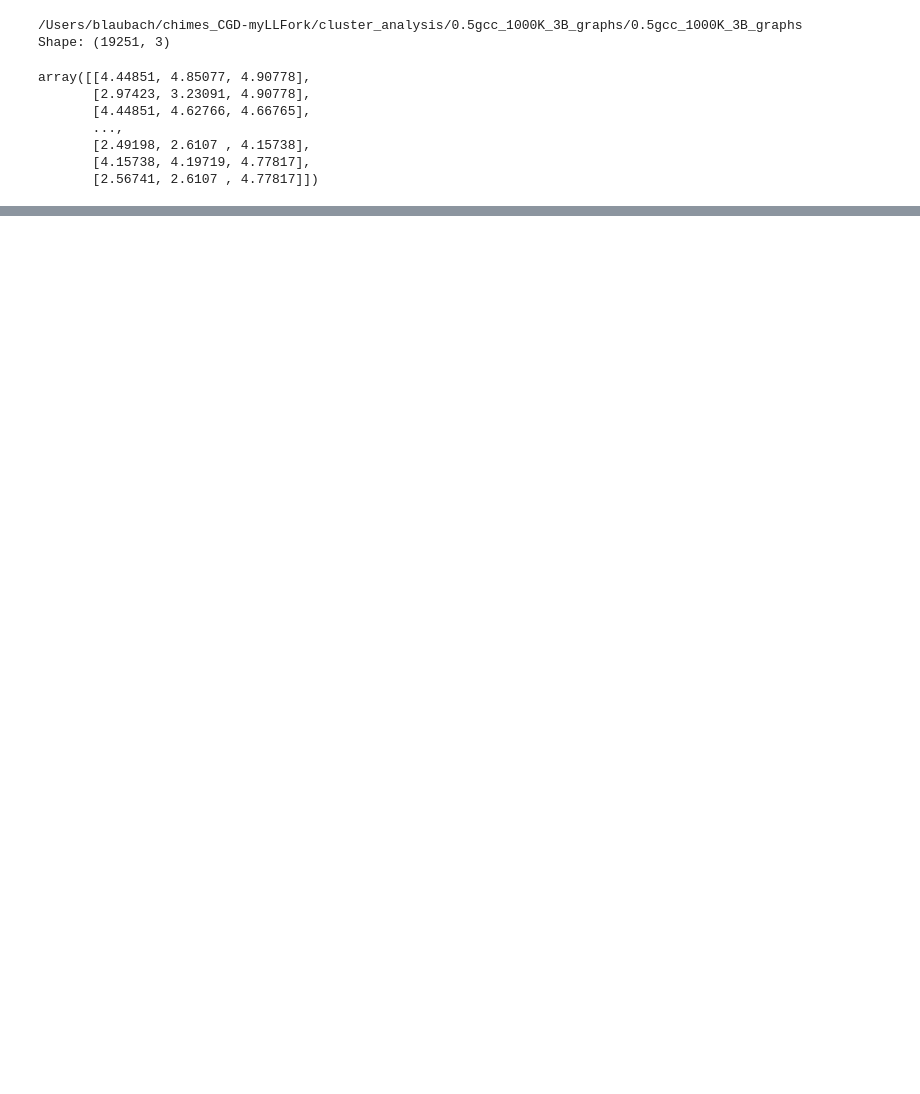
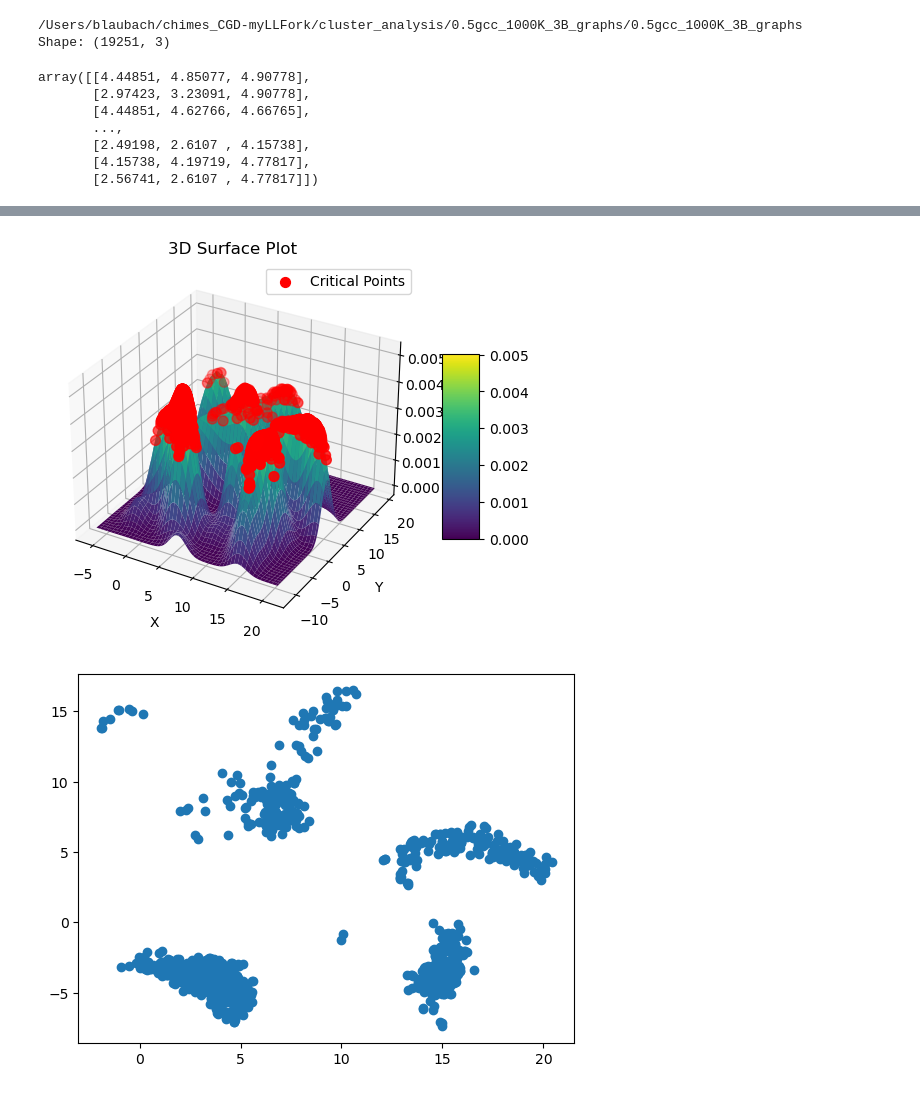
Before and after one commit to laubachb/chimes_CGD-myLLFork, a Jupyter notebook: cluster_analysis/0.5gcc_1000K_3B_graphs/0.5gcc_1000K_3B_graphs/umap_3bs.ipynb, the cells around one changed output, grey strips where cells are left out. Saved outputs shown, nothing was run; the diff lists cells and outputs as text; code cells hidden in the pictures; blank space fills up the shorter version.

```diff
--- a/cluster_analysis/0.5gcc_1000K_3B_graphs/0.5gcc_1000K_3B_graphs/umap_3bs.ipynb
+++ b/cluster_analysis/0.5gcc_1000K_3B_graphs/0.5gcc_1000K_3B_graphs/umap_3bs.ipynb
@@ -99,0 +137,54 @@ plt.show()
+# %%
+import numpy as np
+import matplotlib.pyplot as plt
+from mpl_toolkits.mplot3d import Axes3D
+from scipy.stats import gaussian_kde
+from scipy.signal import find_peaks
+
+# Assuming embedding is your data
+x = embedding[:, 0]
+y = embedding[:, 1]
+xy = np.vstack([x, y])
+z = gaussian_kde(xy)(xy)
+
+# Find local maxima in z with a minimum prominence
+peaks, _ = find_peaks(z, distance=10, height=0.5*z.max())  # Adjust the prominence threshold as needed
+
+# Extract critical points
+critical_points_x = x[peaks]
+critical_points_y = y[peaks]
+critical_points_z = z[peaks]
+
+# Create a grid for the surface plot
+x_grid, y_grid = np.meshgrid(np.linspace(min(x), max(x), 100), np.linspace(min(y), max(y), 100))
+xy_grid = np.vstack([x_grid.ravel(), y_grid.ravel()])
+z_grid = gaussian_kde(xy)(xy_grid).reshape(x_grid.shape)
+
+# Create a 3D plot
+fig = plt.figure()
+ax = fig.add_subplot(111, projection='3d')
+
+# Plot the surface
+surf = ax.plot_surface(x_grid, y_grid, z_grid, cmap='viridis', edgecolor='none')
+
+# Plot critical points as red points
+ax.scatter(critical_points_x, critical_points_y, critical_points_z, color='red', s=50, label='Critical Points')
+
+# Set labels and title
+ax.set_xlabel('X')
+ax.set_ylabel('Y')
+ax.set_zlabel('Z')
+ax.set_title('3D Surface Plot')
+
+# Add a color bar
+fig.colorbar(surf, shrink=0.5, aspect=5)
+
+# Add legend
+ax.legend()
+
+plt.show()
+plt.scatter(critical_points_x,critical_points_y)
+plt.show()
+# %% [output]
+[figure, added]
+[figure, added]
```
Also changed, not shown: parts of 4 cells of this notebook.
